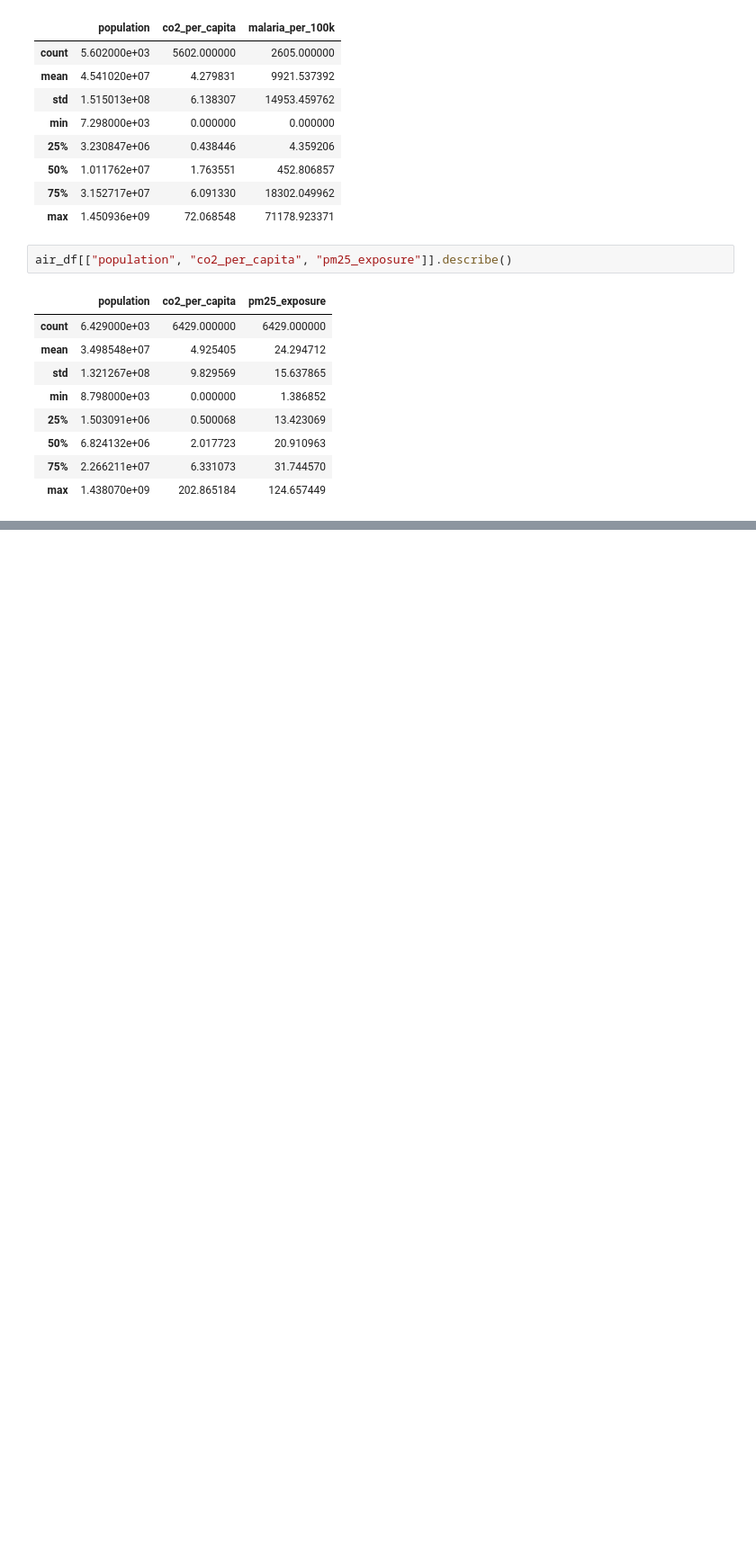
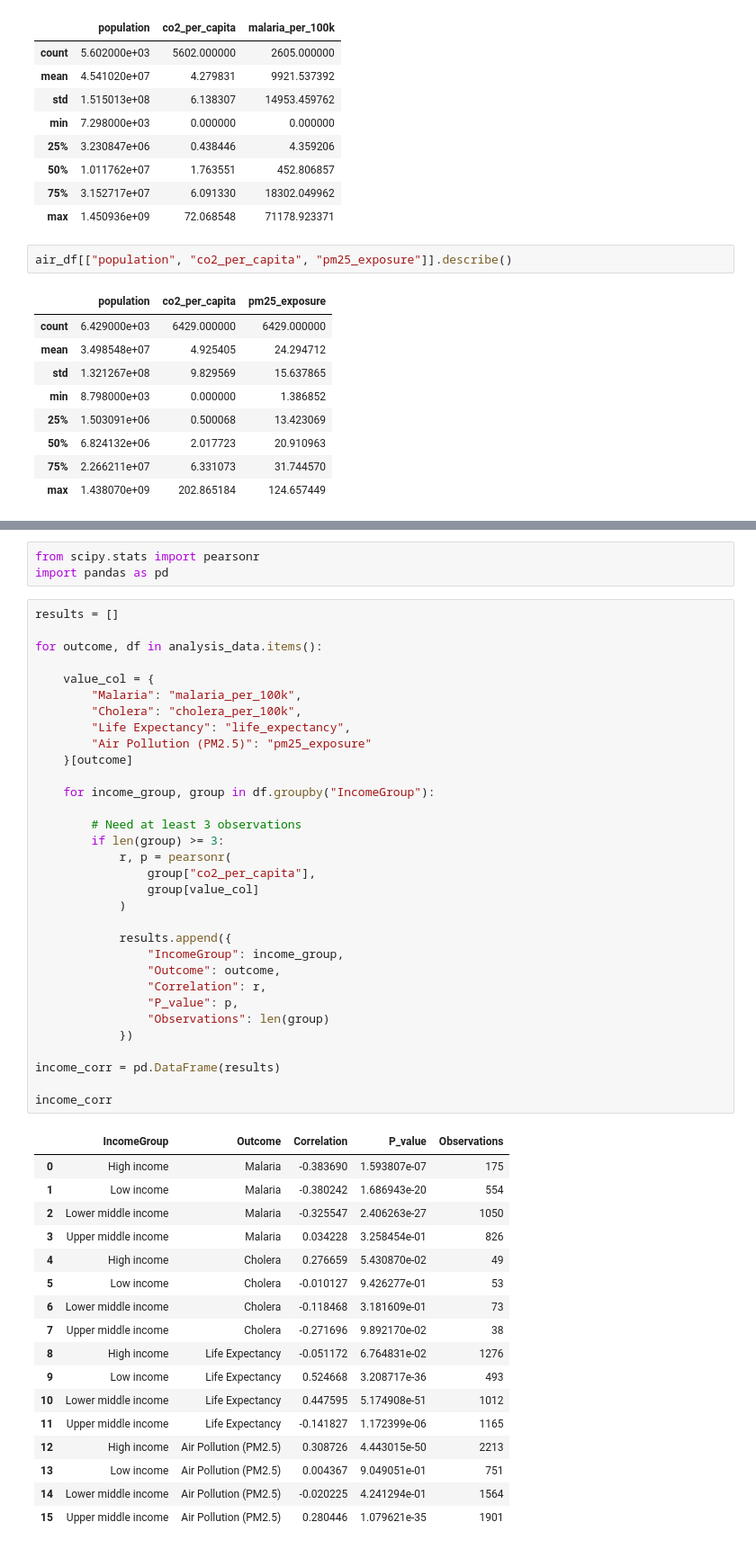
Before and after one commit to SaniyaShaikh-sxc/climate-health-lifestyle-analysis, a Jupyter notebook: final_loaded_datasets.ipynb, the cells around one changed output, grey strips where cells are left out. Shown at 90% size. Saved outputs shown, nothing was run; the diff lists cells and outputs as text; blank space fills up the shorter version.

```diff
--- a/final_loaded_datasets.ipynb
+++ b/final_loaded_datasets.ipynb
@@ -550,0 +576,53 @@ air_df[["population", "co2_per_capita", "pm25_exposure"]].describe()
+# %%
+from scipy.stats import pearsonr
+import pandas as pd
+# %%
+results = []
+
+for outcome, df in analysis_data.items():
+
+    value_col = {
+        "Malaria": "malaria_per_100k",
+        "Cholera": "cholera_per_100k",
+        "Life Expectancy": "life_expectancy",
+        "Air Pollution (PM2.5)": "pm25_exposure"
+    }[outcome]
+
+    for income_group, group in df.groupby("IncomeGroup"):
+
+        # Need at least 3 observations
+        if len(group) >= 3:
+            r, p = pearsonr(
+                group["co2_per_capita"],
+                group[value_col]
+            )
+
+            results.append({
+                "IncomeGroup": income_group,
+                "Outcome": outcome,
+                "Correlation": r,
+                "P_value": p,
+                "Observations": len(group)
+            })
+
+income_corr = pd.DataFrame(results)
+
+income_corr
+# %% [output]
+|  | IncomeGroup | Outcome | Correlation | P_value | Observations |
+| 0 | High income | Malaria | -0.383690 | 1.593807e-07 | 175 |
+| 1 | Low income | Malaria | -0.380242 | 1.686943e-20 | 554 |
+| 2 | Lower middle income | Malaria | -0.325547 | 2.406263e-27 | 1050 |
+| 3 | Upper middle income | Malaria | 0.034228 | 3.258454e-01 | 826 |
+| 4 | High income | Cholera | 0.276659 | 5.430870e-02 | 49 |
+| 5 | Low income | Cholera | -0.010127 | 9.426277e-01 | 53 |
+| 6 | Lower middle income | Cholera | -0.118468 | 3.181609e-01 | 73 |
+| 7 | Upper middle income | Cholera | -0.271696 | 9.892170e-02 | 38 |
+| 8 | High income | Life Expectancy | -0.051172 | 6.764831e-02 | 1276 |
+| 9 | Low income | Life Expectancy | 0.524668 | 3.208717e-36 | 493 |
+| 10 | Lower middle income | Life Expectancy | 0.447595 | 5.174908e-51 | 1012 |
+| 11 | Upper middle income | Life Expectancy | -0.141827 | 1.172399e-06 | 1165 |
+| 12 | High income | Air Pollution (PM2.5) | 0.308726 | 4.443015e-50 | 2213 |
+| 13 | Low income | Air Pollution (PM2.5) | 0.004367 | 9.049051e-01 | 751 |
+| 14 | Lower middle income | Air Pollution (PM2.5) | -0.020225 | 4.241294e-01 | 1564 |
+| 15 | Upper middle income | Air Pollution (PM2.5) | 0.280446 | 1.079621e-35 | 1901 |
```
Also changed, not shown: parts of 13 cells of this notebook, 4 other files.
